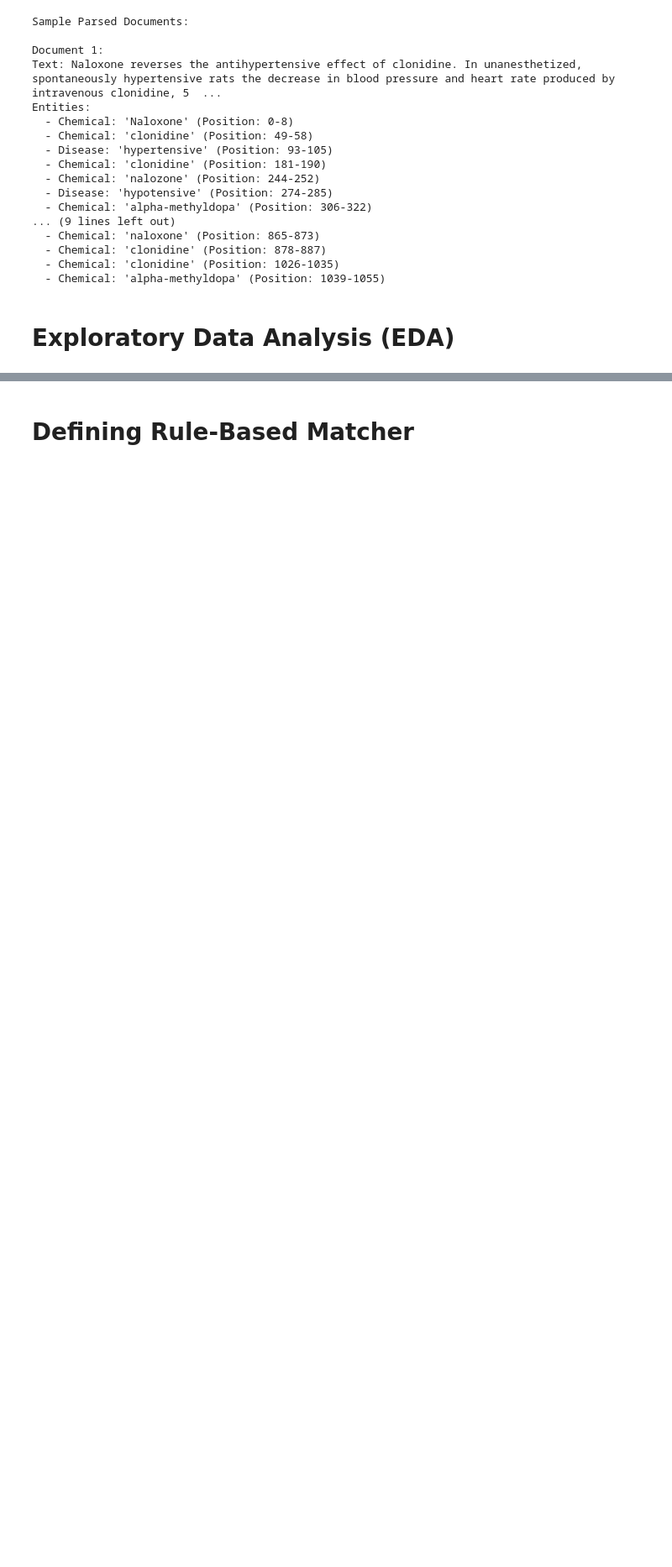
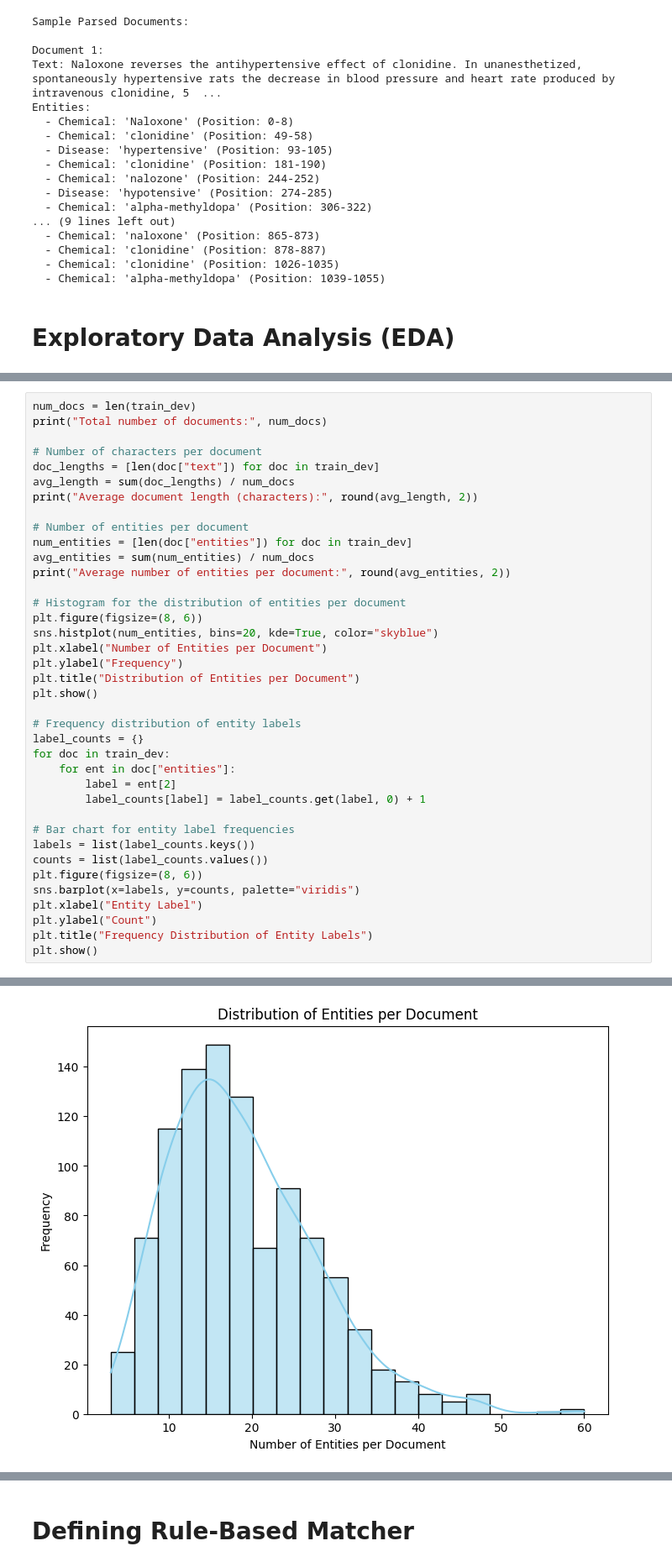
Before and after one commit to anishR24/machine-learning-and-pattern-recognition, a Jupyter notebook: CA1/B9DA109_CA_ONE_Group3.ipynb, the cells around one changed output, grey strips where cells are left out. Shown at 84% size. Saved outputs shown, nothing was run; the diff lists cells and outputs as text; blank space fills up the shorter version.

```diff
--- a/CA1/B9DA109_CA_ONE_Group3.ipynb
+++ b/CA1/B9DA109_CA_ONE_Group3.ipynb
@@ -170,0 +172,39 @@ Entities:
+# %%
+num_docs = len(train_dev)
+print("Total number of documents:", num_docs)
+
+# Number of characters per document
+doc_lengths = [len(doc["text"]) for doc in train_dev]
+avg_length = sum(doc_lengths) / num_docs
+print("Average document length (characters):", round(avg_length, 2))
+
+# Number of entities per document
+num_entities = [len(doc["entities"]) for doc in train_dev]
+avg_entities = sum(num_entities) / num_docs
+print("Average number of entities per document:", round(avg_entities, 2))
+
+# Histogram for the distribution of entities per document
+plt.figure(figsize=(8, 6))
+sns.histplot(num_entities, bins=20, kde=True, color="skyblue")
+plt.xlabel("Number of Entities per Document")
+plt.ylabel("Frequency")
+plt.title("Distribution of Entities per Document")
+plt.show()
+
+# Frequency distribution of entity labels
+label_counts = {}
+for doc in train_dev:
+    for ent in doc["entities"]:
+        label = ent[2]
+        label_counts[label] = label_counts.get(label, 0) + 1
+
+# Bar chart for entity label frequencies
+labels = list(label_counts.keys())
+counts = list(label_counts.values())
+plt.figure(figsize=(8, 6))
+sns.barplot(x=labels, y=counts, palette="viridis")
+plt.xlabel("Entity Label")
+plt.ylabel("Count")
+plt.title("Frequency Distribution of Entity Labels")
+plt.show()
+# %% [output]
@@ -170,0 +214 @@ Entities:
+[figure, added]
```
Also changed, not shown: parts of 4 cells of this notebook, 4 other files.
